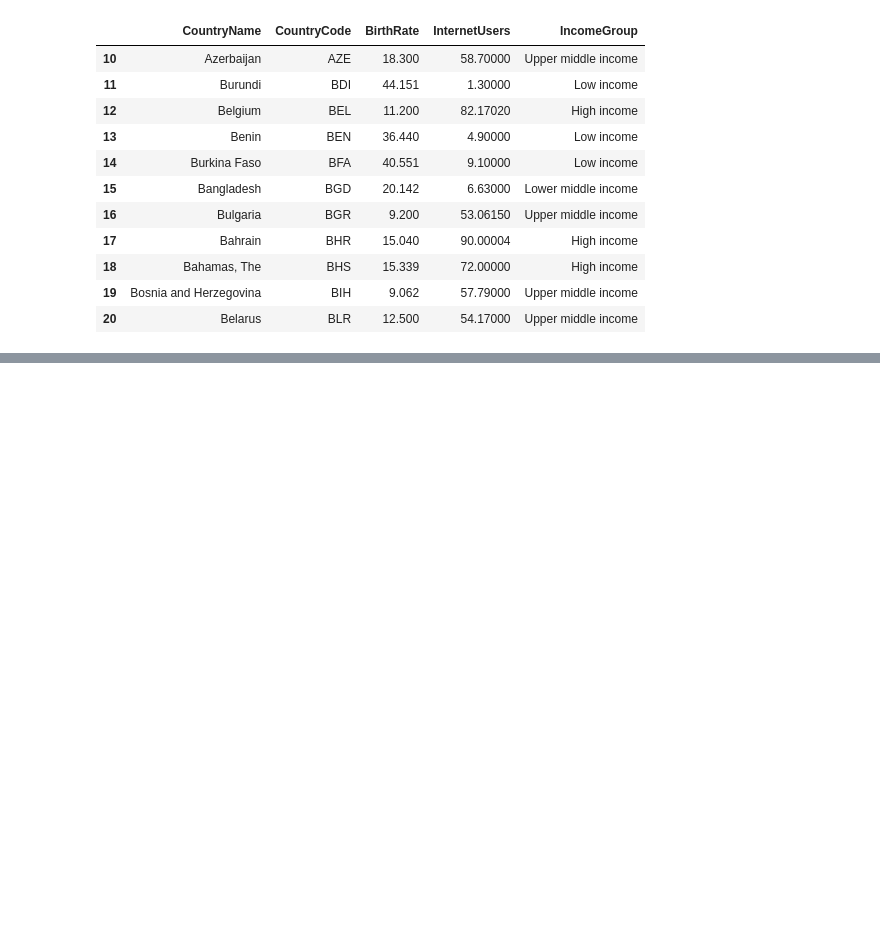
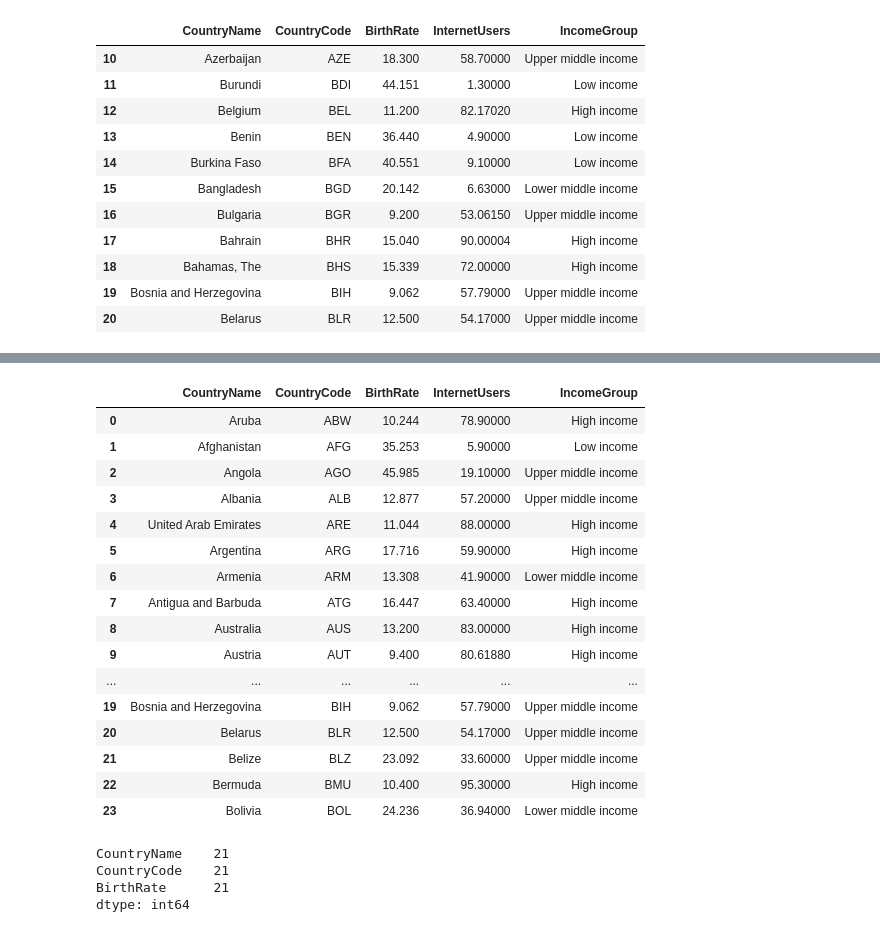
Before and after one commit to Pavan0518/NIT_DatascienceAndAI, a Jupyter notebook: PANDAS/Country_GDP_Analysis.ipynb, the cells around one changed output, grey strips where cells are left out. Saved outputs shown, nothing was run; the diff lists cells and outputs as text; code cells hidden in the pictures; blank space fills up the shorter version.

```diff
--- a/PANDAS/Country_GDP_Analysis.ipynb
+++ b/PANDAS/Country_GDP_Analysis.ipynb
@@ -201,0 +416,3 @@ df[10:21]
+# %%
+df.columns = ['a','b','c','d','e']
+df
@@ -201,0 +454,3 @@ df[10:21]
+# %%
+df.columns = ['CountryName', 'CountryCode', 'BirthRate', 'InternetUsers', 'IncomeGroup']
+df
@@ -201,0 +519,3 @@ df[10:21]
+# %%
+df['newcolumn'] = df.BirthRate * df.InternetUsers
+df.head(6)
@@ -201,0 +742,2 @@ df[10:21]
+# %%
+df = df.drop('newcolumn', axis=1)
@@ -201,0 +831,27 @@ df[10:21]
+# %%
+df.head(24)
+# %% [output]
+|  | CountryName | CountryCode | BirthRate | InternetUsers | IncomeGroup |
+| 0 | Aruba | ABW | 10.244 | 78.90000 | High income |
+| 1 | Afghanistan | AFG | 35.253 | 5.90000 | Low income |
+| 2 | Angola | AGO | 45.985 | 19.10000 | Upper middle income |
+| 3 | Albania | ALB | 12.877 | 57.20000 | Upper middle income |
+| 4 | United Arab Emirates | ARE | 11.044 | 88.00000 | High income |
+| 5 | Argentina | ARG | 17.716 | 59.90000 | High income |
+| 6 | Armenia | ARM | 13.308 | 41.90000 | Lower middle income |
+| 7 | Antigua and Barbuda | ATG | 16.447 | 63.40000 | High income |
+| 8 | Australia | AUS | 13.200 | 83.00000 | High income |
+| 9 | Austria | AUT | 9.400 | 80.61880 | High income |
+| ... | ... | ... | ... | ... | ... |
+| 19 | Bosnia and Herzegovina | BIH | 9.062 | 57.79000 | Upper middle income |
+| 20 | Belarus | BLR | 12.500 | 54.17000 | Upper middle income |
+| 21 | Belize | BLZ | 23.092 | 33.60000 | Upper middle income |
+| 22 | Bermuda | BMU | 10.400 | 95.30000 | High income |
+| 23 | Bolivia | BOL | 24.236 | 36.94000 | Lower middle income |
+# %%
+df[df.InternetUsers > 4][df.columns[0:3]].head(21).count()
+# %% [output]
+CountryName    21
+CountryCode    21
+BirthRate      21
+dtype: int64
```
Also changed, not shown: parts of 56 cells of this notebook.
